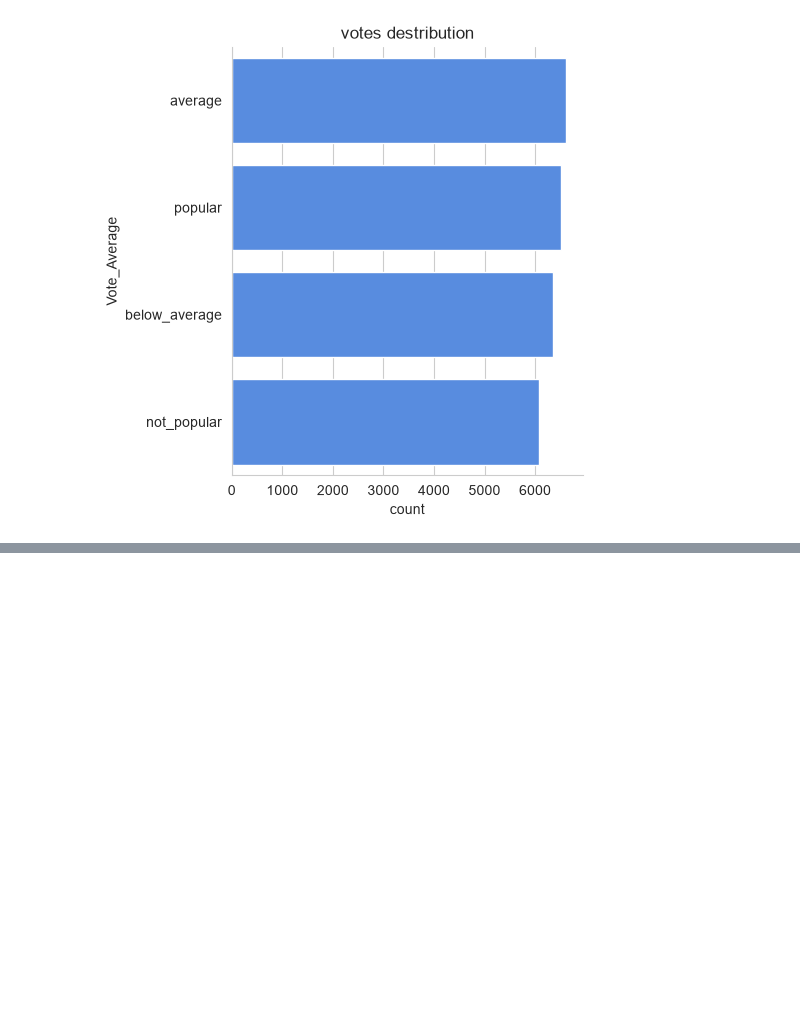
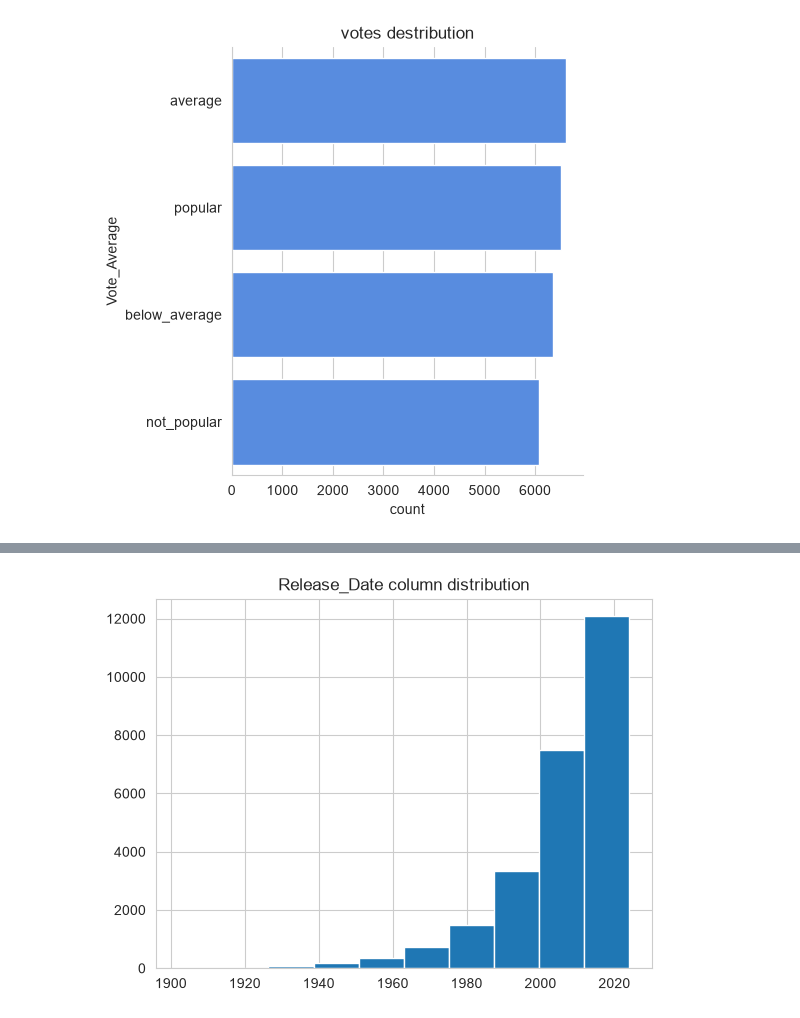
Before and after one commit to muhammadaqil-0504/Netflix-Data-Analysis, a Jupyter notebook: Netflix.ipynb, the cells around one changed output, grey strips where cells are left out. Drawn from its saved outputs; the diff is of its cells as text; code cells hidden in the pictures; blank space fills up the shorter version.

```diff
--- a/Netflix.ipynb
+++ b/Netflix.ipynb
@@ -200,3 +200,9 @@ df[df['Popularity'] == df['Popularity'].min()]
 | 25790 | 1984 | Threads | Documentary style account of a nu... | 13.354 | 186 | popular | en | War | ... |
 | 25791 | 1984 | Threads | Documentary style account of a nu... | 13.354 | 186 | popular | en | Drama | ... |
 | 25792 | 1984 | Threads | Documentary style account of a nu... | 13.354 | 186 | popular | en | Science Fiction | ... |
+# %%
+df['Release_Date'].hist()
+plt.title('Release_Date column distribution')
+plt.show()
+# %% [output]
+[figure, added]
```
Also changed, not shown: parts of 3 cells of this notebook.
